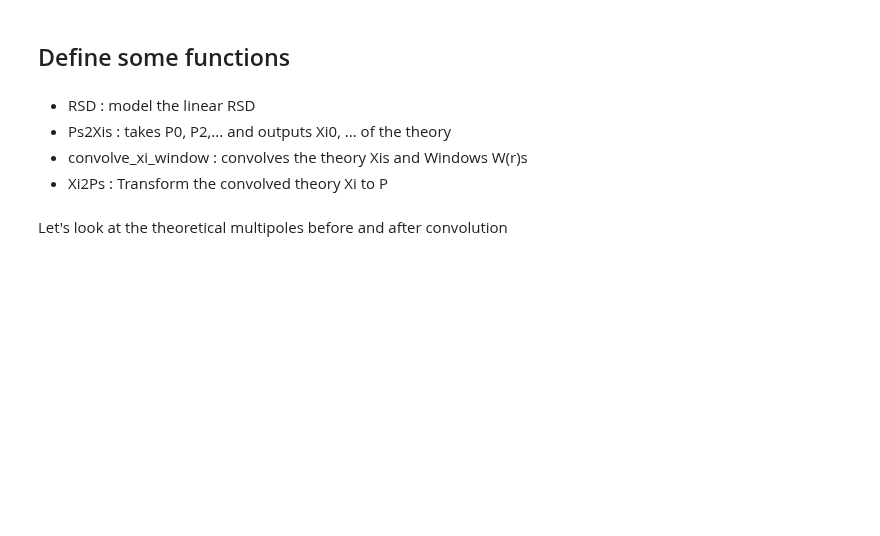
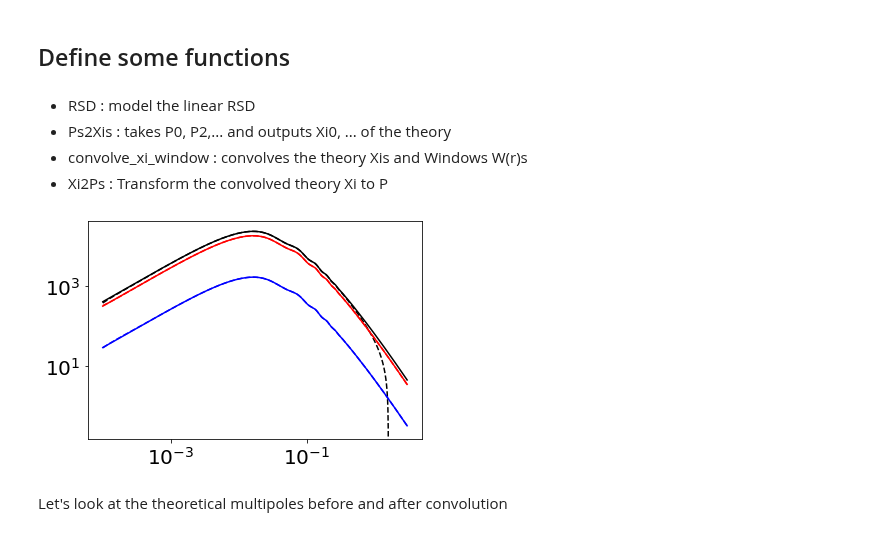
Before and after one commit to mehdirezaie/eboss, a Jupyter notebook: v6/Convolve_Window.ipynb, the cells around one changed output. Saved outputs shown, nothing was run; the diff lists cells and outputs as text; code cells hidden in the pictures; blank space fills up the shorter version.

```diff
--- a/v6/Convolve_Window.ipynb
+++ b/v6/Convolve_Window.ipynb
@@ -86,3 +88,10 @@ K, Pw0, Pw2, Pw4 = Xis2Pis(K, R, Xiw0, Xiw2, Xiw4)
+# %%
+c = ['k', 'r', 'b']
+for i, (a,b) in enumerate(zip([P0, P2, P4], [P0f, P2f, P4f])):
+    plt.loglog(K, a, ls='-', c=c[i])
+    plt.loglog(K, b, ls='--', c=c[i])
+# %% [output]
+[figure, added]
 # %% [markdown]
 Let's look at the theoretical multipoles before and after convolution
 # %%
```
Also changed, not shown: parts of 6 cells of this notebook, 4 other files.
